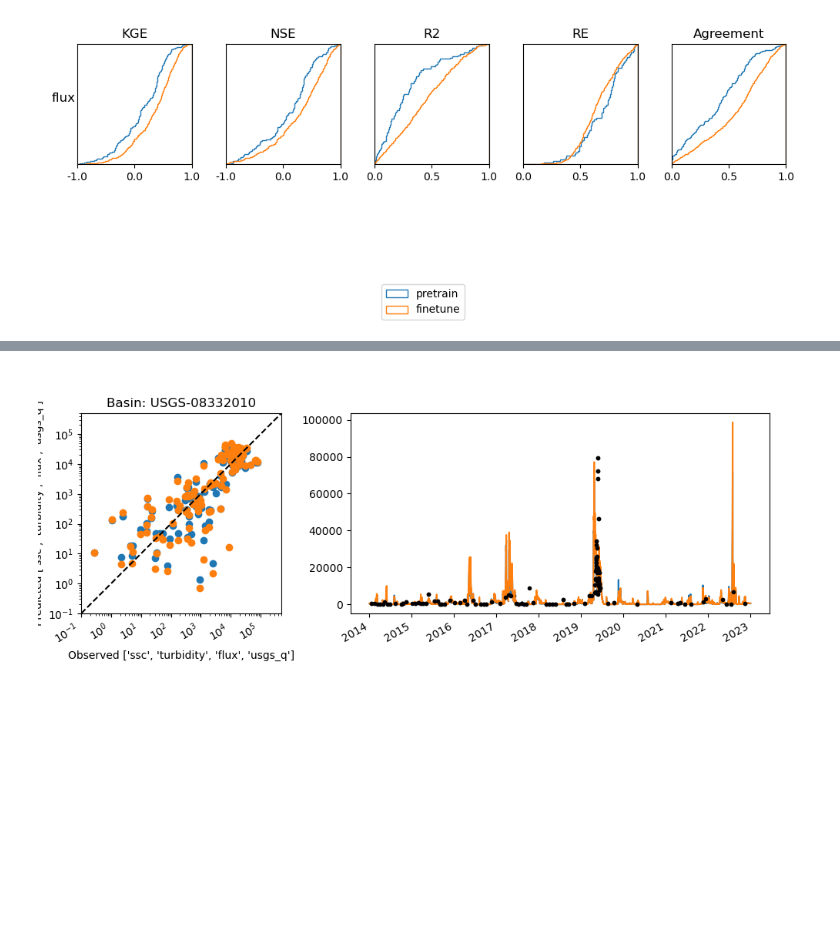
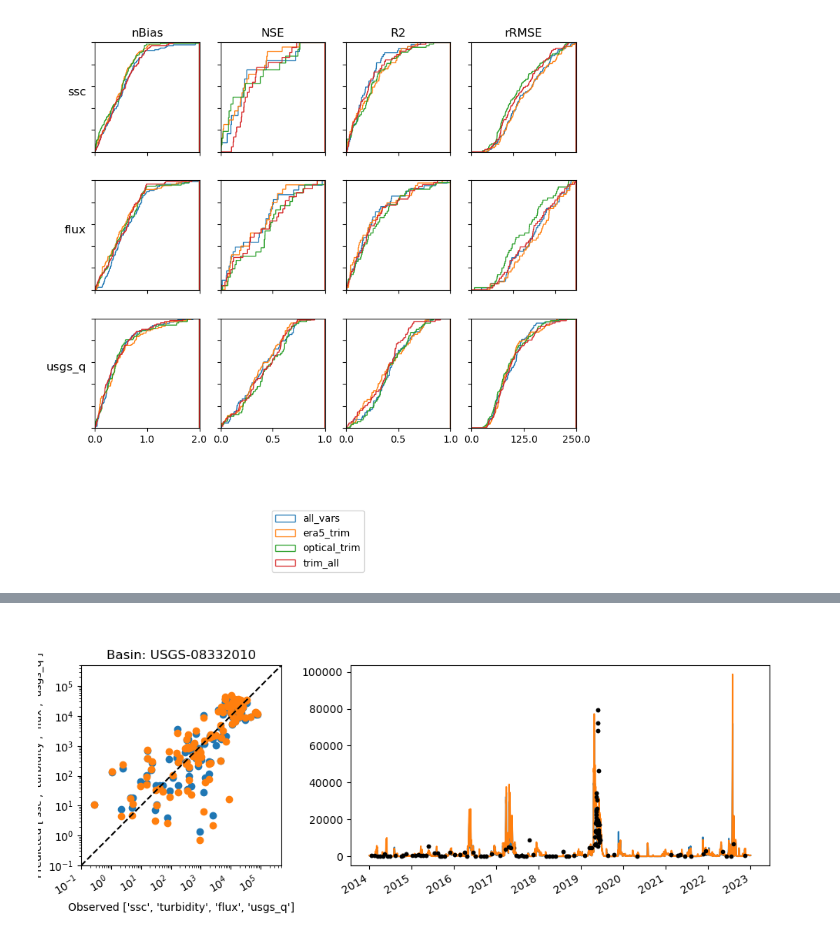
Before and after one commit to Fluvial-UMass/swot-ml, a Jupyter notebook: notebooks/CompareResults.ipynb, the cells around one changed output, grey strips where cells are left out. Saved outputs shown, nothing was run; the diff lists cells and outputs as text; code cells hidden in the pictures; blank space fills up the shorter version.

```diff
--- a/notebooks/CompareResults.ipynb
+++ b/notebooks/CompareResults.ipynb
@@ -60,18 +51,23 @@ plt.close('all')
 features = bulk_metrics[0].keys()
 
 metric_args = {
-    'KGE':{'range':[-1,1]},
-    'NSE':{'range':[-1,1]},
+    'nBias':{'range':[0,2]},
+    'NSE':{'range':[0,1]},
     'R2':{'range':[0,1]},
-    'RE':{'range':[0,1]},
-    'Agreement':{'range':[0,1]}}
+    'rRMSE':{'range':[0,250]}}
+
 common_args = {
-    'bins': 500,
+    'bins': 1000,
     'cumulative': True,
     'density': True,
-    'histtype': 'step'}
+    'histtype': 'step'
+}
+# common_args = {
+#     'bins':20,
+#     'alpha':0.5,
+# }
 
-features = ['flux']
+features = ['ssc', 'flux', 'usgs_q']
 nRows = len(features)+1 #Extra row for legend
 nCols = len(metric_args)
 fig, axes = plt.subplots(nRows, nCols, figsize=(2*nCols,2*nRows))
@@ -82,35 +78,39 @@ for feature, axes_row in zip(features, axes[:-1]):
         for m in basin_metrics:
             x = m[feature, metric].astype(float)
             x = x[np.isfinite(x)]
+
+            if 'bias' in metric.lower():
+                x = np.abs(x)
+
             ax.hist(x, **common_args, **metric_kwargs)
 
         ax.set_aspect(1./ax.get_data_ratio())
         ax.set_xlim(metric_kwargs['range'])
         ax.set_ylim([0,1])
         # ax.set_xticks([])
-        ax.set_yticks([])
+        # ax.set_yticks([])
         ax.set_xticklabels([])
         ax.set_yticklabels([])
 
 
 for (metric, _), ax in zip(metric_args.items(), axes[0,:]):
     ax.set_title(metric)
 
 for feature, ax in zip(features, axes[:-1,0]):
     ax.set_ylabel(feature, rotation=0, ha='right', fontsize='large', labelpad=2)
 
 for ax in axes[-2,:]:
     ax.set_xticks(np.linspace(ax.get_xlim()[0], ax.get_xlim()[1], 3))
     ax.set_xticklabels(np.linspace(ax.get_xlim()[0], ax.get_xlim()[1], 3))
 
 for ax in axes[-1,:]:
     ax.set_axis_off()
 
 fig.legend(exp_names, loc='lower center')
 
 fig.tight_layout()
 # %% [output]
-[figure, old version]
+[figure, new version]
 # %%
 from train import load_last_state
 from data import TAPDataset, TAPDataLoader
```
Also changed, not shown: parts of 4 cells of this notebook, 28 other files.
